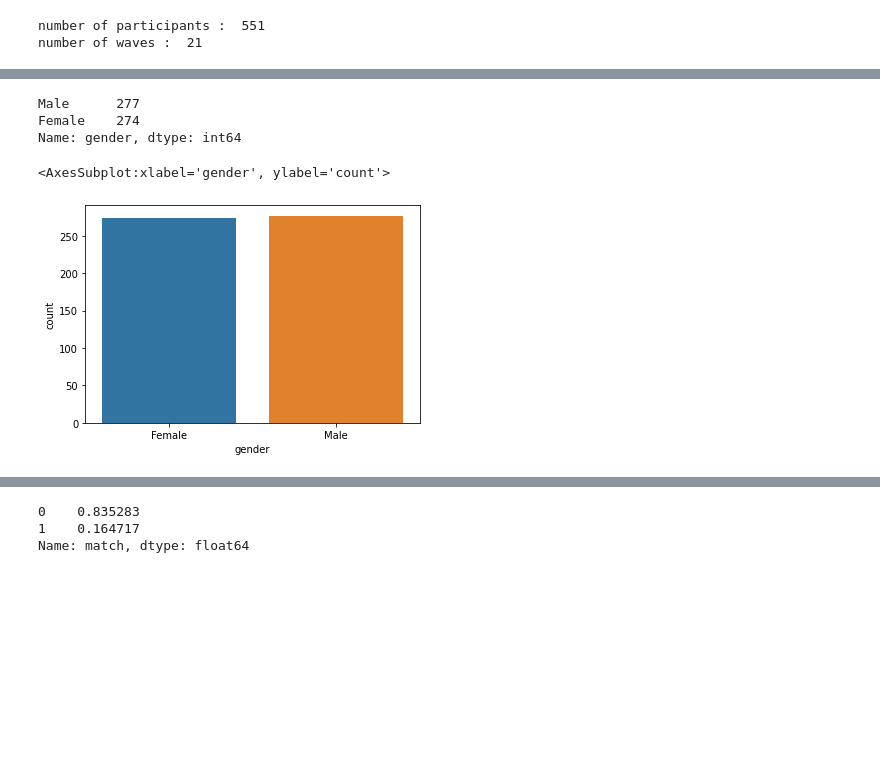
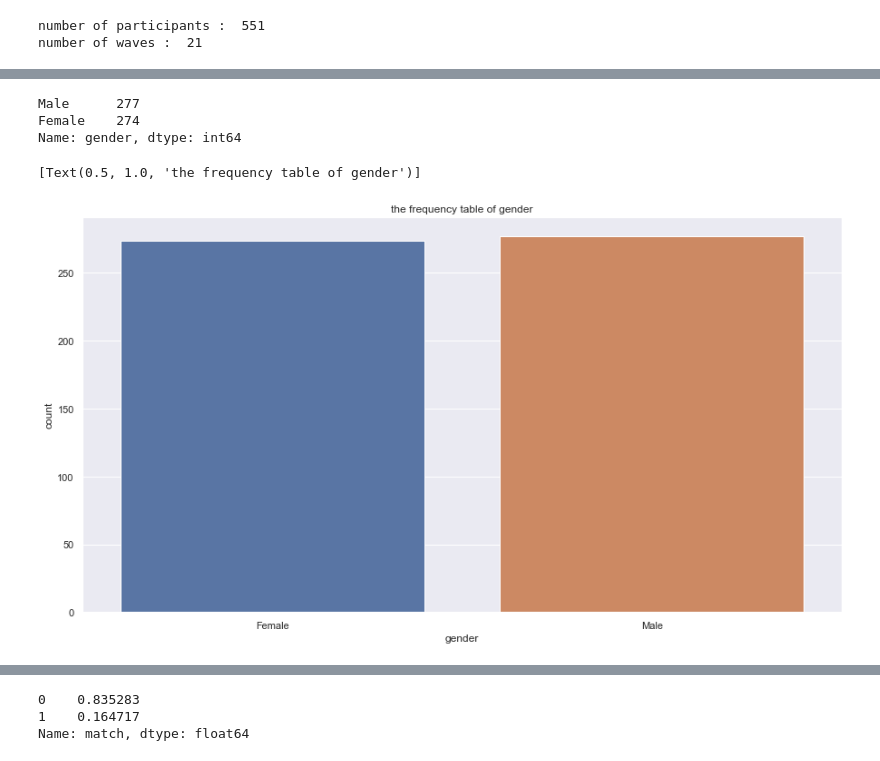
Before and after one commit to Stylomines/speed_dating, a Jupyter notebook: 01-Project_speed_dating.ipynb, the cells around one changed output, grey strips where cells are left out. Saved outputs shown, nothing was run; the diff lists cells and outputs as text; code cells hidden in the pictures; blank space fills up the shorter version.

```diff
--- a/01-Project_speed_dating.ipynb
+++ b/01-Project_speed_dating.ipynb
@@ -112,4 +112,5 @@ number of participants :  551
 number of waves :  21
 # %%
 pd.set_option('display.max_rows',10)
-df_ind = dataset.groupby('iid')['gender', 'age', 'race'].head(1)
+df_ind = dataset.groupby('iid')['gender', 'age', 'race', 'wave',
+                        'attr1_1','sinc1_1', 'intel1_1', 'fun1_1', 'amb1_1', 'shar1_1' ].head(1).reset_index(drop=True)
@@ -116,10 +133,12 @@ df_ind = dataset.groupby('iid')['gender', 'age', 'race'].head(1)
 # %%
+sns.set(rc = {'figure.figsize':(15,8)})
+
 print(df_ind['gender'].value_counts())
-sns.countplot(data = df_ind , x ='gender')
+sns.countplot(data = df_ind , x ='gender').set(title = "the frequency table of gender")
 # %% [output]
 Male      277
 Female    274
 Name: gender, dtype: int64
-<AxesSubplot:xlabel='gender', ylabel='count'>
+[Text(0.5, 1.0, 'the frequency table of gender')]
-[figure, old version]
+[figure, new version]
 # %%
```
Also changed, not shown: parts of 18 cells of this notebook.
